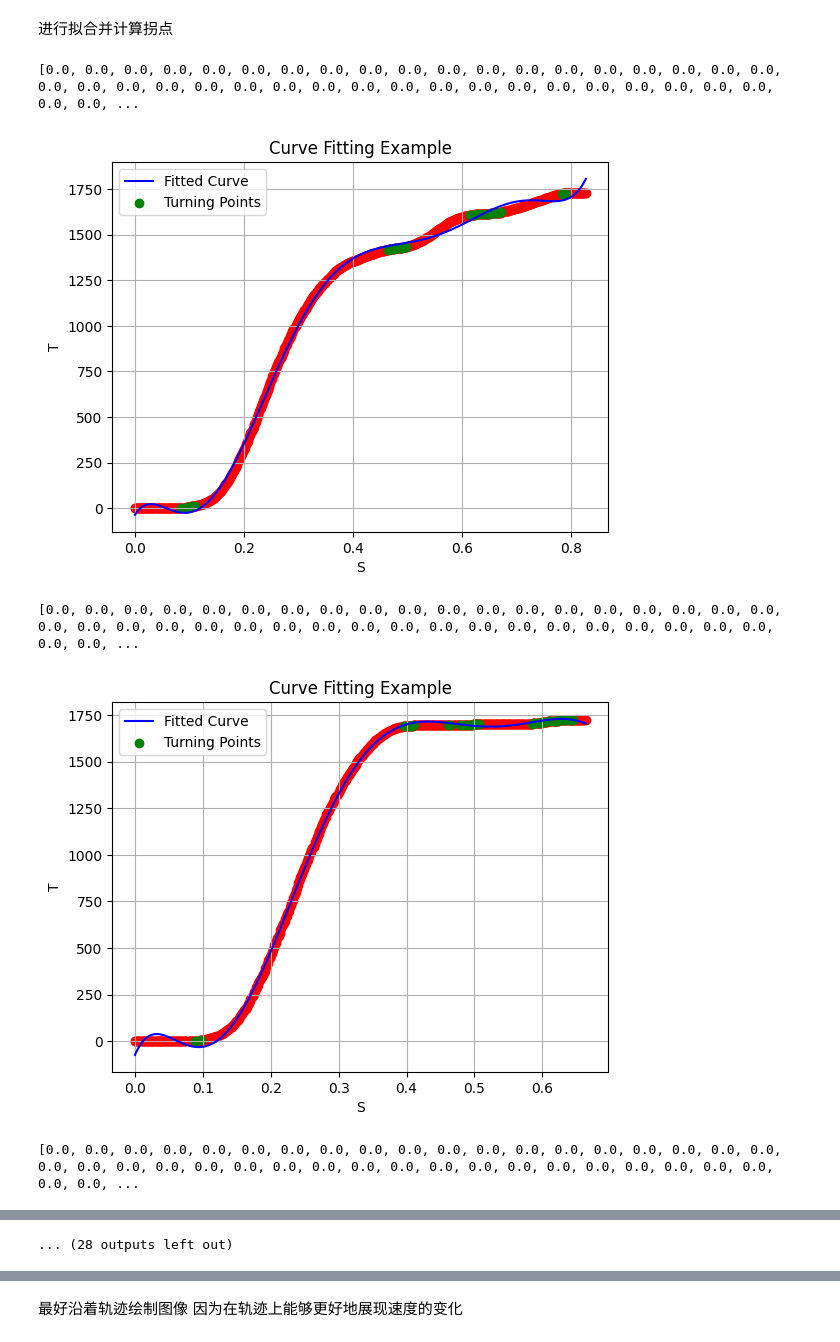
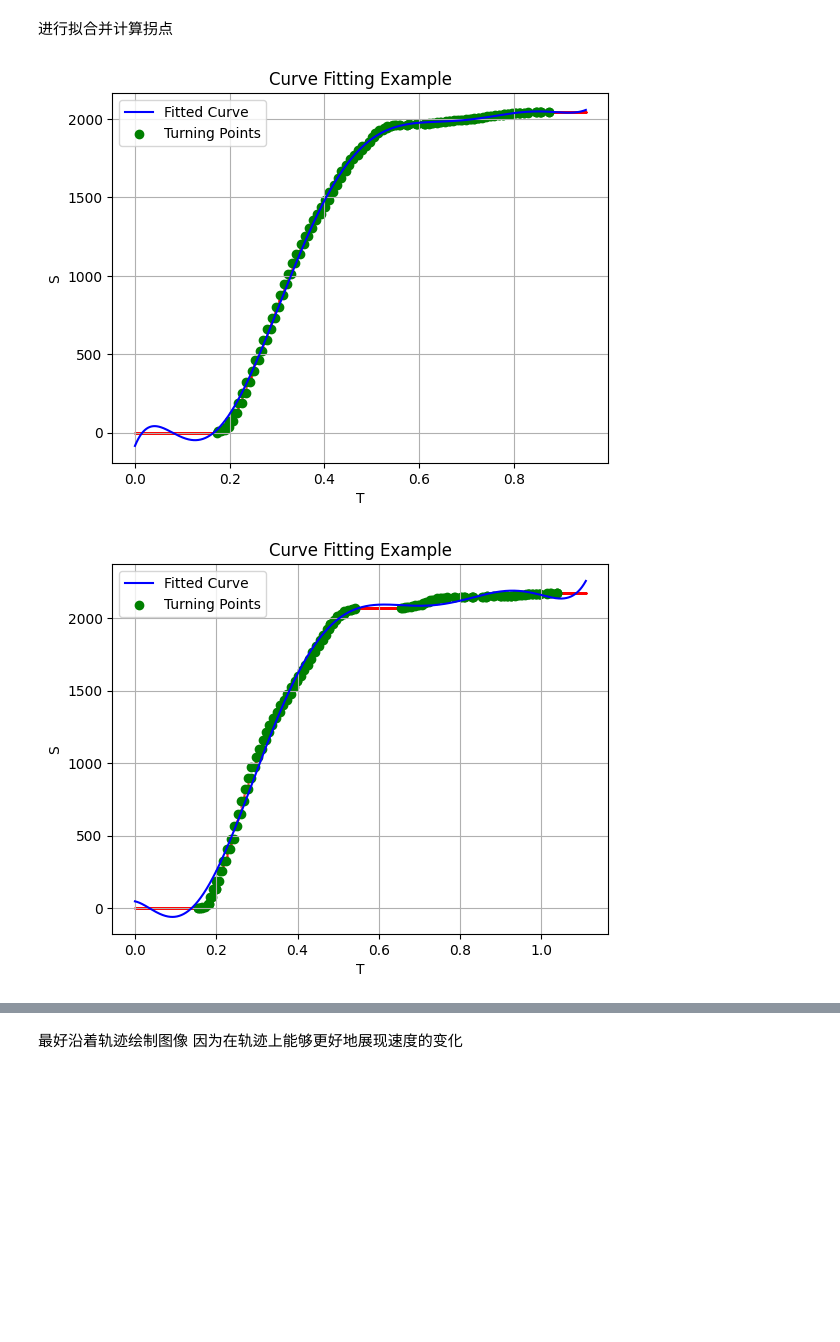
Before and after one commit to Smaug175/Fizz_GUI, a Jupyter notebook: pandas改写/处理轨迹.ipynb, the cells around one changed output, grey strips where cells are left out. Saved outputs shown, nothing was run; the diff lists cells and outputs as text; code cells hidden in the pictures; blank space fills up the shorter version.

```diff
--- a/pandas改写/处理轨迹.ipynb
+++ b/pandas改写/处理轨迹.ipynb
@@ -3,8 +3,8 @@
 # %%
 import pickle
 import sys
-D=1600
-W=200
+D=2000
+W=62
 ID=4
 def read_data(D,W):
     '''
@@ -81,7 +101,7 @@ Track=setValue(Track)
 import matplotlib.pyplot as plt
 import numpy as np
 from scipy.optimize import curve_fit
-from scipy.interpolate import interp1d,make_interp_spline
+from scipy.interpolate import interp1d
 
 colors=['red','blue','green','yellow','pink','purple','orange','gray','brown',
         'red','blue','green','yellow','pink','purple','orange','gray','brown',]
@@ -93,58 +113,69 @@ def polynomial_func(x, *coefficients):
         result += coefficients[i] * np.power(x,i)+coefficients[i+n]
     return result
 
+def linear_interpolation(x_known, y_known, x_interp):
+    """
+    线性插值函数
+
+    参数：
+    x_known: 已知数据点的 x 坐标，数组或列表
+    y_known: 已知数据点的 y 坐标，数组或列表
+    x_interp: 需要进行插值的 x 坐标，单个值、数组或列表
+
+    返回值：
+    y_interp: 插值结果，与 x_interp 对应的 y 值，与 x_interp 的形状相同
+    """
+    f = interp1d(x_known, y_known, kind='linear')
+    y_interp = f(x_interp)
+    return y_interp
+
 for i in range(len(Track)):
     #print(track[i])
-    S=[]
-    T=[]
-    s=np.array(Track[i].s.values.tolist())
-    t=np.array(Track[i].t.values.tolist())
-    for i in range(len(s)):
+    '''S=[]
+    T=[]'''
+    Y=np.array(Track[i].s.values.tolist())
+    X=np.array(Track[i].t.values.tolist())
+    '''for i in range(len(s)):
         S.append(s[i])
-        T.append(t[i])
-    print(S)
-    # 执行样条插值
-    #spl = make_interp_spline(T, S)
+        T.append(t[i])'''
 
-    # 在指定范围内进行插值
-    #T = np.linspace(T.min(), T.max(), 1000)
-    #S = spl(T)
+    x_interp=np.linspace(0, max(X), 10000)
+
+    y_interp = linear_interpolation(X, Y, x_interp)
+
 
     # 使用 zip() 函数将两个列表配对并排序
-    sorted_pairs = sorted(zip(S, T))
+    sorted_pairs = sorted(zip(x_interp, y_interp))
 
     # 解压排序后的配对，重新组合成两个列表
-    T,S = zip(*sorted_pairs)
+    X,Y = zip(*sorted_pairs)
 
     # 计算曲率
-    dS = np.gradient(S)
-    dT = np.gradient(T)
+    dS = np.gradient(Y)
+    dT = np.gradient(X)
     d2S = np.gradient(dS)
     d2T = np.gradient(dT)
     curvature = np.abs(dS * d2T - dT * d2S) / np.power(dS**2 + dT**2, 1.5)
 
     # 设置曲率阈值，判断转折点
-    threshold = 0.1
+    threshold = 0.9
     turning_points = np.array(np.where(curvature > threshold)[0])
 
     # 使用最小二乘法进行拟合
     initial_guess = np.zeros(8+8)  # 初始猜测参数
-    popt, pcov = curve_fit(polynomial_func, np.array(S), np.array(T), p0=initial_guess)
+    popt, pcov = curve_fit(polynomial_func, np.array(X), np.array(Y), p0=initial_guess)
 
     # 绘制原始数据和拟合曲线
 
-    plt.scatter(S, T, color=colors[0],)
-    plt.plot(S, polynomial_func(S, *popt), color=colors[1], label='Fitted Curve')
-    plt.scatter(np.array(S)[turning_points], np.array(T)[turning_points], color='green', label='Turning Points')
-    plt.xlabel('S')
-    plt.ylabel('T')
+    plt.scatter(X, Y, color=colors[0],s=0.1)
+    plt.plot(X, polynomial_func(X, *popt), color=colors[1], label='Fitted Curve')
+    plt.scatter(np.array(X)[turning_points], np.array(Y)[turning_points], color='green', label='Turning Points')
+    plt.xlabel('T')
+    plt.ylabel('S')
     plt.title('Curve Fitting Example')
     plt.legend()
     plt.grid(True)
     plt.show()
 # %% [output]
-[0.0, 0.0, 0.0, 0.0, 0.0, 0.0, 0.0, 0.0, 0.0, 0.0, 0.0, 0.0, 0.0, 0.0, 0.0, 0.0, 0.0, 0.0, 0.0, 0.0, 0.0, 0.0, 0.0, 0.0, 0.0, 0.0, 0.0, 0.0, 0.0, 0.0, 0.0, 0.0, 0.0, 0.0, 0.0, 0.0, 0.0, 0.0, 0.0, 0.0, ...
-[figure, old version]
+[figure, new version]
-[0.0, 0.0, 0.0, 0.0, 0.0, 0.0, 0.0, 0.0, 0.0, 0.0, 0.0, 0.0, 0.0, 0.0, 0.0, 0.0, 0.0, 0.0, 0.0, 0.0, 0.0, 0.0, 0.0, 0.0, 0.0, 0.0, 0.0, 0.0, 0.0, 0.0, 0.0, 0.0, 0.0, 0.0, 0.0, 0.0, 0.0, 0.0, 0.0, 0.0, ...
-[figure, old version]
+[figure, new version]
-[0.0, 0.0, 0.0, 0.0, 0.0, 0.0, 0.0, 0.0, 0.0, 0.0, 0.0, 0.0, 0.0, 0.0, 0.0, 0.0, 0.0, 0.0, 0.0, 0.0, 0.0, 0.0, 0.0, 0.0, 0.0, 0.0, 0.0, 0.0, 0.0, 0.0, 0.0, 0.0, 0.0, 0.0, 0.0, 0.0, 0.0, 0.0, 0.0, 0.0, ...
@@ -158 +181,0 @@ for i in range(len(Track)):
-... (28 outputs left out)
```
Also changed, not shown: parts of 17 cells of this notebook, 9 other files.
